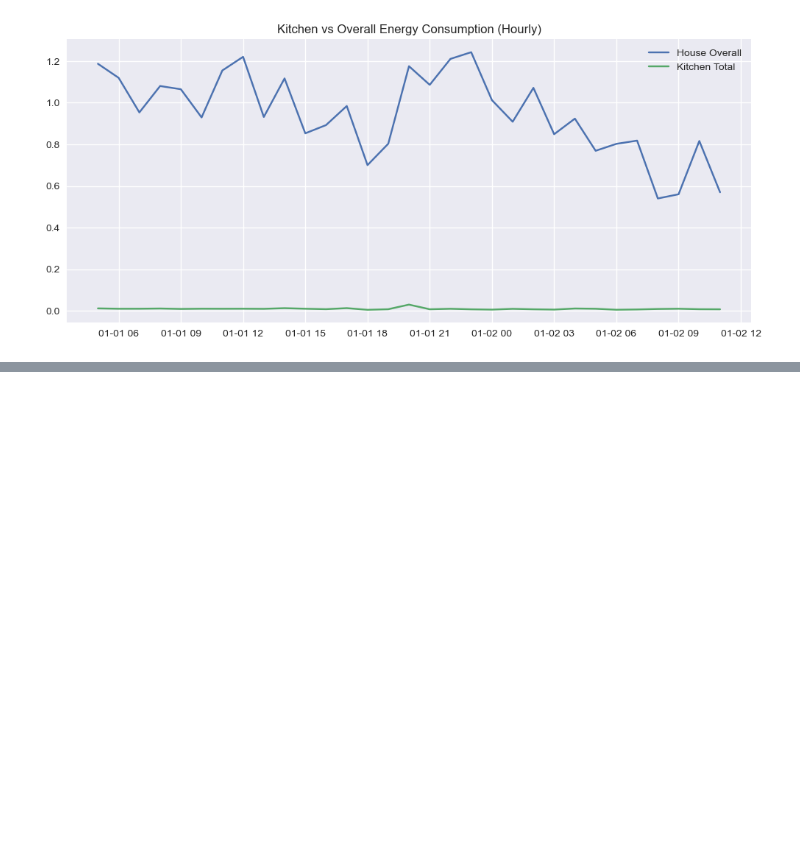
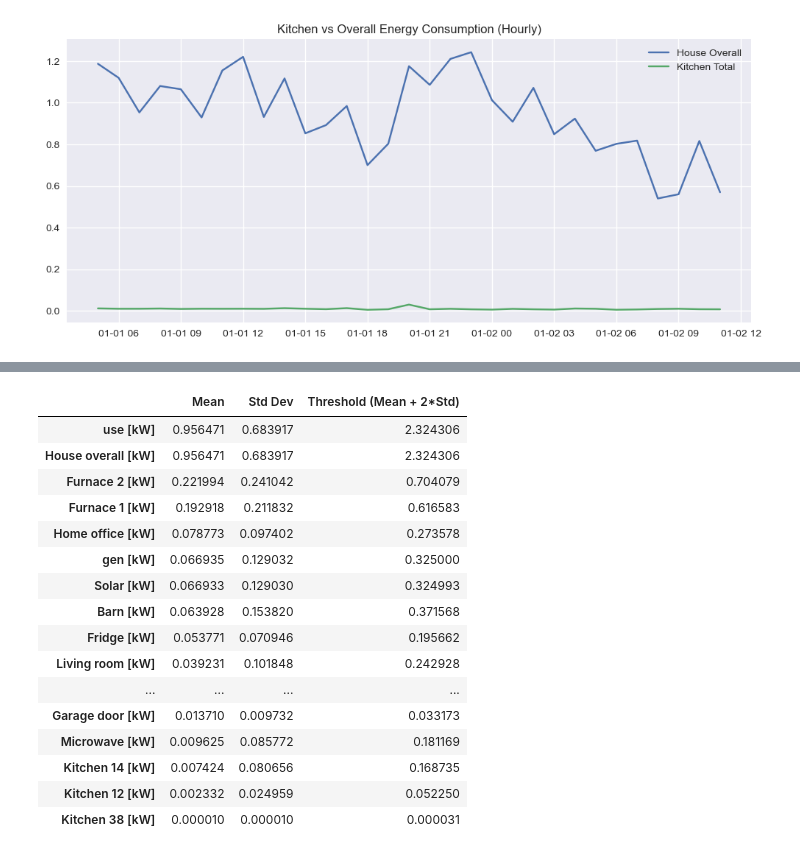
Before and after one commit to mailech/SmartEnergy-Consumption, a Jupyter notebook: Data.ipynb, the cells around one changed output, grey strips where cells are left out. Drawn from its saved outputs; the diff is of its cells as text; code cells hidden in the pictures; blank space fills up the shorter version.

```diff
--- a/Data.ipynb
+++ b/Data.ipynb
@@ -114,0 +119,33 @@ plt.show()
+# %%
+energy_df = df[energy_columns]
+
+mean_power = energy_df.mean()
+std_power = energy_df.std()
+
+threshold = mean_power + (2 * std_power)
+
+stats_df = pd.DataFrame({
+    'Mean': mean_power,
+    'Std Dev': std_power,
+    'Threshold (Mean + 2*Std)': threshold
+})
+
+stats_df.sort_values(by='Mean', ascending=False)
+# %% [output]
+|  | Mean | Std Dev | Threshold (Mean + 2*Std) |
+| use [kW] | 0.956471 | 0.683917 | 2.324306 |
+| House overall [kW] | 0.956471 | 0.683917 | 2.324306 |
+| Furnace 2 [kW] | 0.221994 | 0.241042 | 0.704079 |
+| Furnace 1 [kW] | 0.192918 | 0.211832 | 0.616583 |
+| Home office [kW] | 0.078773 | 0.097402 | 0.273578 |
+| gen [kW] | 0.066935 | 0.129032 | 0.325000 |
+| Solar [kW] | 0.066933 | 0.129030 | 0.324993 |
+| Barn [kW] | 0.063928 | 0.153820 | 0.371568 |
+| Fridge [kW] | 0.053771 | 0.070946 | 0.195662 |
+| Living room [kW] | 0.039231 | 0.101848 | 0.242928 |
+| ... | ... | ... | ... |
+| Garage door [kW] | 0.013710 | 0.009732 | 0.033173 |
+| Microwave [kW] | 0.009625 | 0.085772 | 0.181169 |
+| Kitchen 14 [kW] | 0.007424 | 0.080656 | 0.168735 |
+| Kitchen 12 [kW] | 0.002332 | 0.024959 | 0.052250 |
+| Kitchen 38 [kW] | 0.000010 | 0.000010 | 0.000031 |
```
Also changed, not shown: parts of 10 cells of this notebook.
